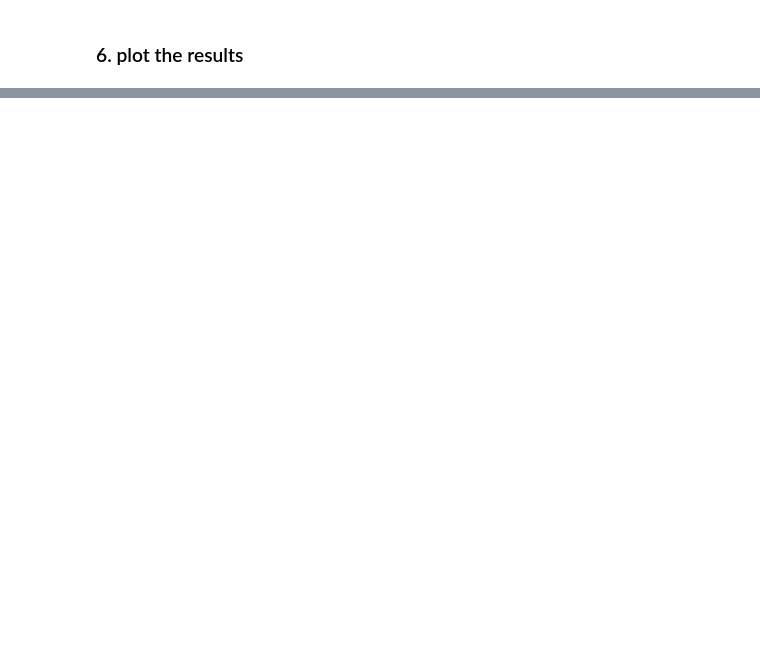
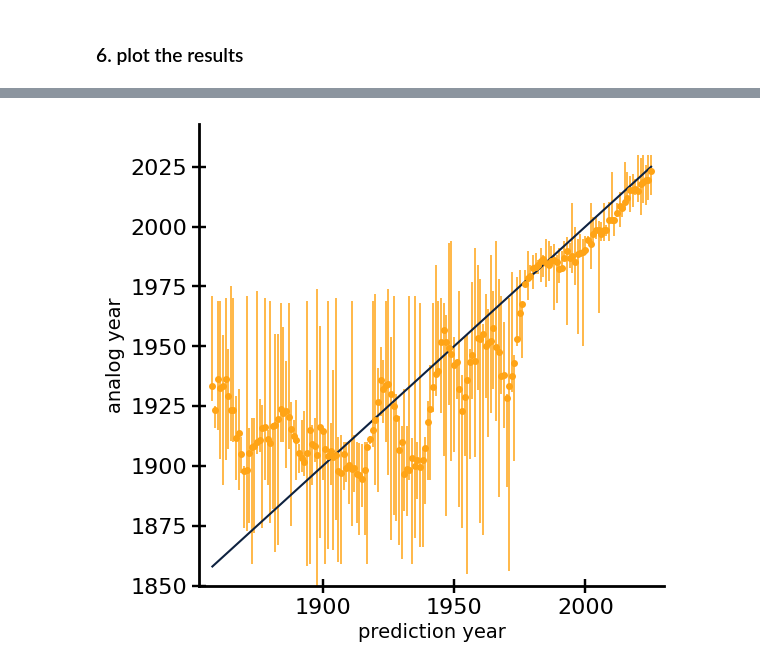
Before and after one commit to mafern/mask-analog-predictions, a Jupyter notebook: new_experiment.ipynb, the cells around one changed output, grey strips where cells are left out. Cells and saved outputs as stored; diff of their text form; code cells hidden in the pictures; blank space fills up the shorter version.

```diff
--- a/new_experiment.ipynb
+++ b/new_experiment.ipynb
@@ -115,0 +178,8 @@ library.plot_dist_prediction(n_analogs, savename=None, time_range=None)
+# %%
+n_analogs = 2
+roll_years = 7
+
+# plot the selected years versus predicted year
+library.plot_selected_times(n_analogs, roll_years, time_range=None, savename=None)
+# %% [output]
+[figure, added]
```
Also changed, not shown: parts of 13 cells of this notebook, 14 other files.
